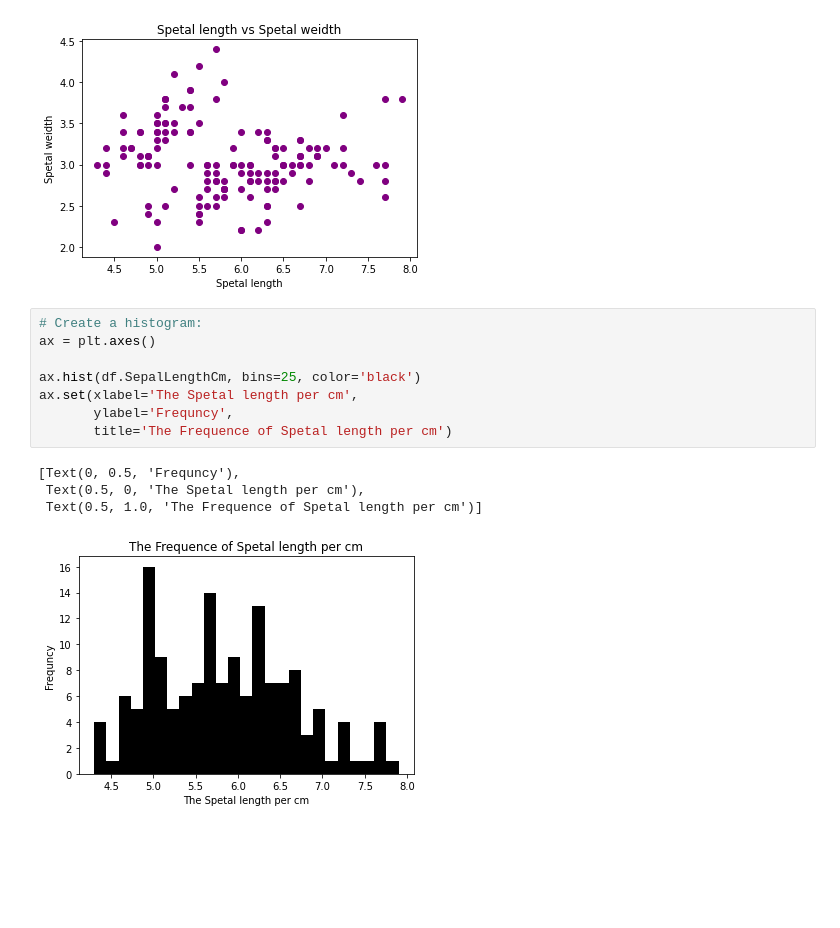
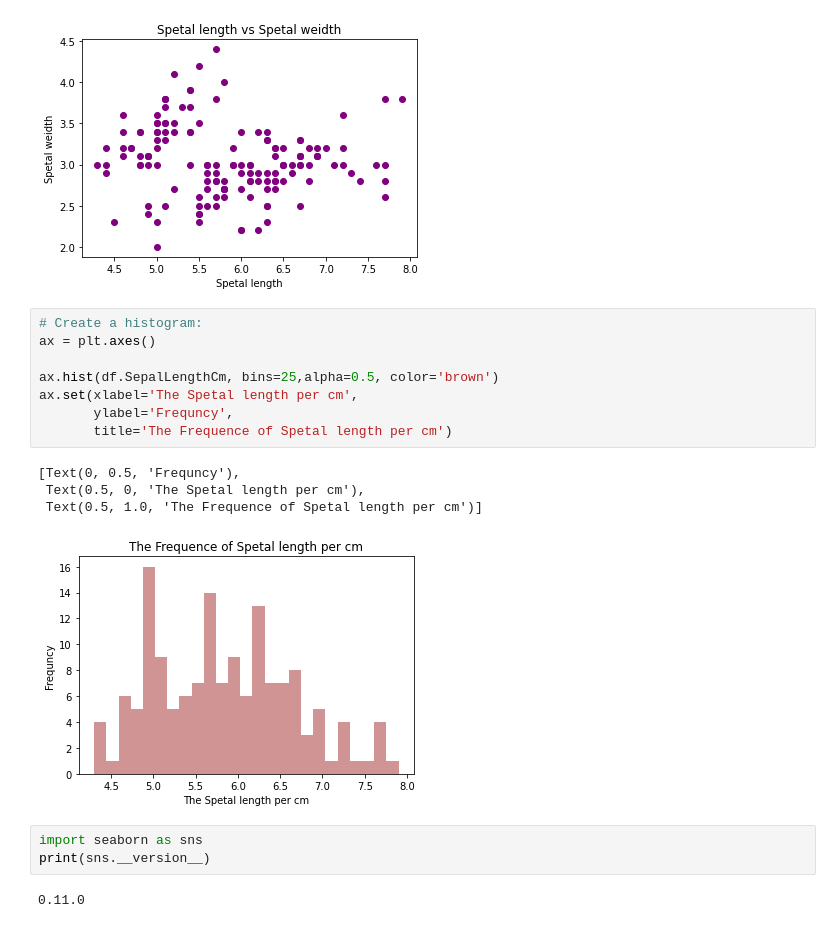
Before and after one commit to mohmaed7777/Data-Analysis-with-python-, a Jupyter notebook: EDA_Notebook.ipynb, the cells around one changed output. Saved outputs shown, nothing was run; the diff lists cells and outputs as text; blank space fills up the shorter version.

```diff
--- a/EDA_Notebook.ipynb
+++ b/EDA_Notebook.ipynb
@@ -172,13 +195,18 @@ ax.set(xlabel='Spetal length',
 # %%
 # Create a histogram:
 ax = plt.axes()
 
-ax.hist(df.SepalLengthCm, bins=25, color='black')
+ax.hist(df.SepalLengthCm, bins=25,alpha=0.5, color='brown')
 ax.set(xlabel='The Spetal length per cm',
        ylabel='Frequncy',
        title='The Frequence of Spetal length per cm')
 # %% [output]
 [Text(0, 0.5, 'Frequncy'),
  Text(0.5, 0, 'The Spetal length per cm'),
  Text(0.5, 1.0, 'The Frequence of Spetal length per cm')]
-[figure, old version]
+[figure, new version]
+# %%
+import seaborn as sns
+print(sns.__version__)
+# %% [output]
+0.11.0
```
Also changed, not shown: parts of 6 cells of this notebook.
